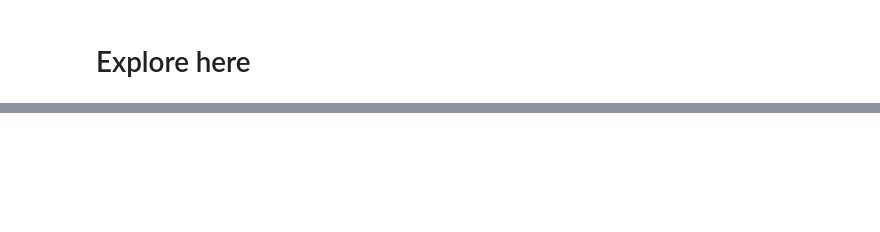
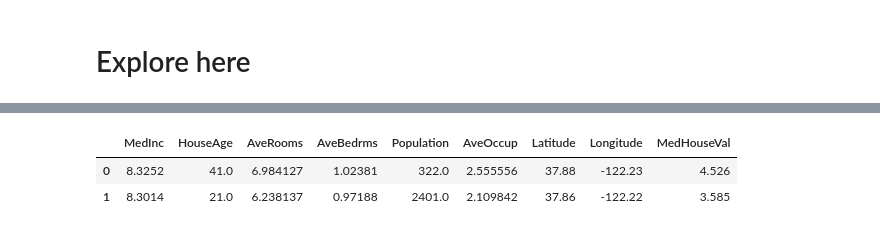
Before and after one commit to JuanBarcenasManuel/machine-learning-python-template, a Jupyter notebook: src/explore.ipynb, the cells around one changed output, grey strips where cells are left out. Saved outputs shown, nothing was run; the diff lists cells and outputs as text; code cells hidden in the pictures; blank space fills up the shorter version.

```diff
--- a/src/explore.ipynb
+++ b/src/explore.ipynb
@@ -94,0 +22,19 @@ weighted avg       0.52      0.55      0.53       320
+# %%
+import pandas as pd
+import requests
+import io
+import urllib3
+
+urllib3.disable_warnings(urllib3.exceptions.InsecureRequestWarning)
+
+url = "https://breathecode.herokuapp.com/asset/internal-link?id=809&path=housing.csv"
+
+response = requests.get(url, verify=False)
+
+dataframe = pd.read_csv(io.StringIO(response.text), sep=",")
+
+dataframe.head(2)
+# %% [output]
+|  | MedInc | HouseAge | AveRooms | AveBedrms | Population | AveOccup | Latitude | Longitude | MedHouseVal |
+| 0 | 8.3252 | 41.0 | 6.984127 | 1.02381 | 322.0 | 2.555556 | 37.88 | -122.23 | 4.526 |
+| 1 | 8.3014 | 21.0 | 6.238137 | 0.97188 | 2401.0 | 2.109842 | 37.86 | -122.22 | 3.585 |
```
Also changed, not shown: parts of 3 cells of this notebook, 1 other file.
